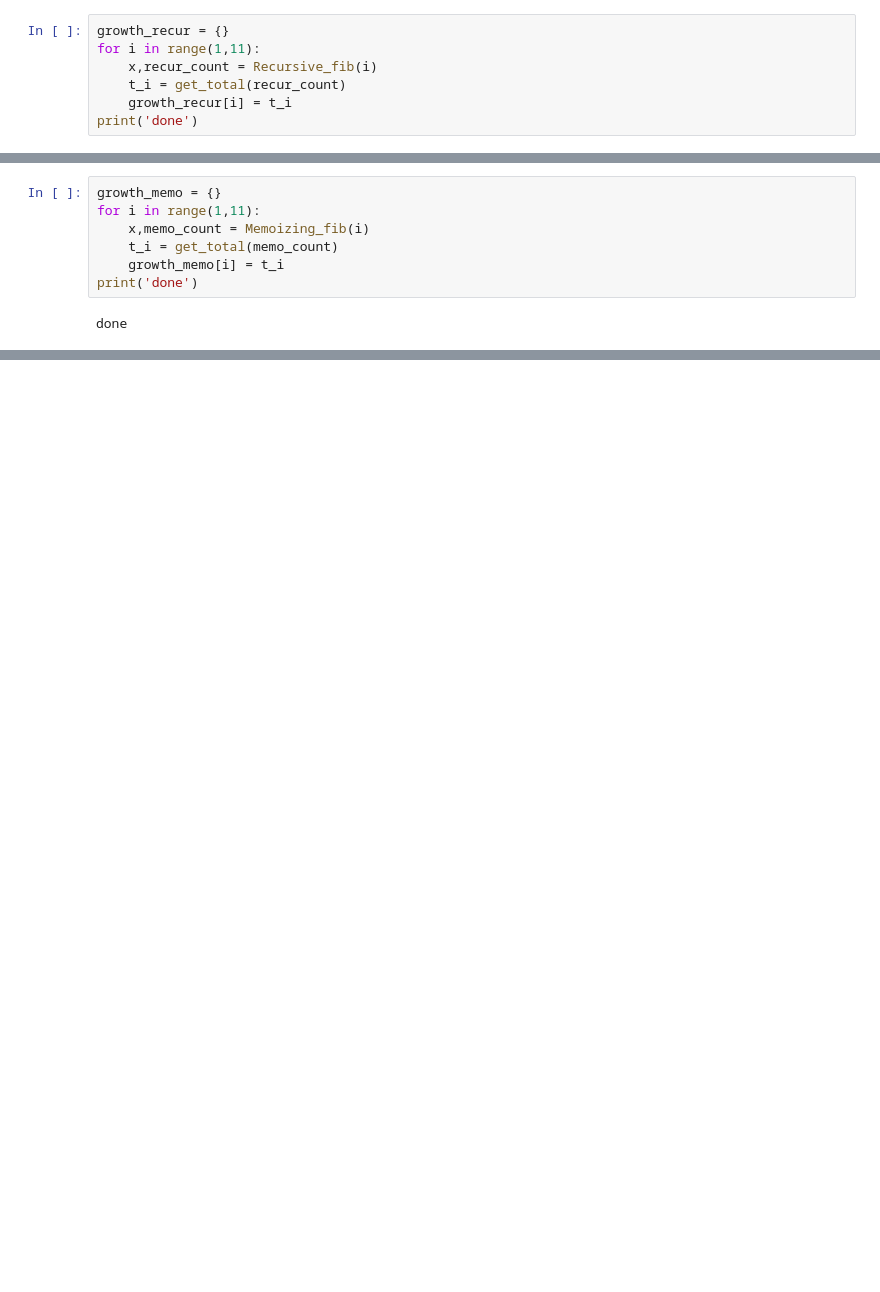
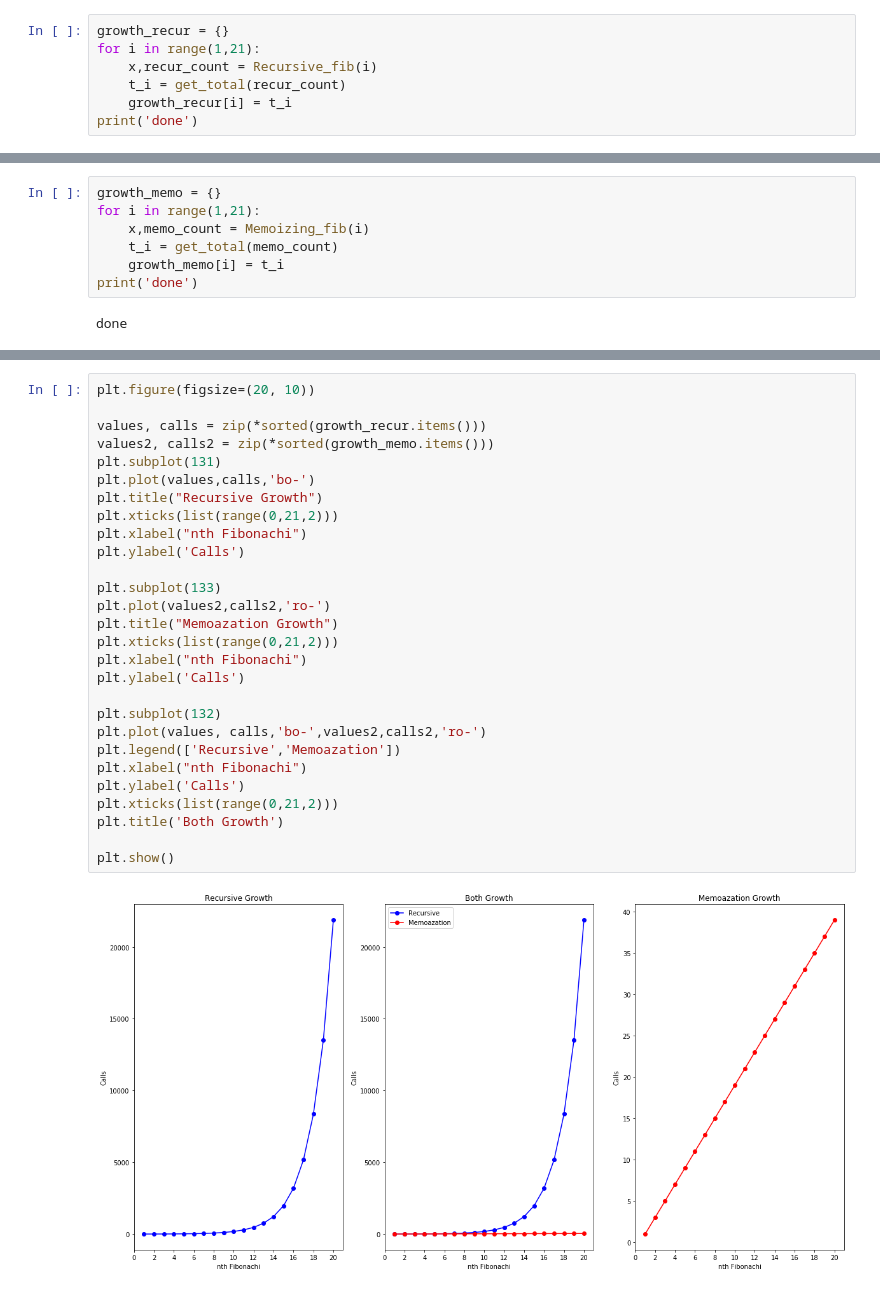
Before and after one commit to Hame-daani/Algorithms, a Jupyter notebook: Divide_and_Conqure/Fibonachi/Fibonachi.ipynb, the cells around one changed output, grey strips where cells are left out. Saved outputs shown, nothing was run; the diff lists cells and outputs as text; blank space fills up the shorter version.

```diff
--- a/Divide_and_Conqure/Fibonachi/Fibonachi.ipynb
+++ b/Divide_and_Conqure/Fibonachi/Fibonachi.ipynb
@@ -127,7 +127,7 @@ plt.show()
 Calcute total number of calls for calcuting first to 10th fibonachi with both algorithms.
 # %%
 growth_recur = {}
-for i in range(1,11):
+for i in range(1,21):
     x,recur_count = Recursive_fib(i)
     t_i = get_total(recur_count)
     growth_recur[i] = t_i
@@ -136,7 +136,7 @@ print('done')
 done
 # %%
 growth_memo = {}
-for i in range(1,11):
+for i in range(1,21):
     x,memo_count = Memoizing_fib(i)
     t_i = get_total(memo_count)
     growth_memo[i] = t_i
@@ -172,0 +150,30 @@ plt.show()
+# %%
+plt.figure(figsize=(20, 10))
+
+values, calls = zip(*sorted(growth_recur.items()))
+values2, calls2 = zip(*sorted(growth_memo.items()))
+plt.subplot(131)
+plt.plot(values,calls,'bo-')
+plt.title("Recursive Growth")
+plt.xticks(list(range(0,21,2)))
+plt.xlabel("nth Fibonachi")
+plt.ylabel('Calls')
+
+plt.subplot(133)
+plt.plot(values2,calls2,'ro-')
+plt.title("Memoazation Growth")
+plt.xticks(list(range(0,21,2)))
+plt.xlabel("nth Fibonachi")
+plt.ylabel('Calls')
+
+plt.subplot(132)
+plt.plot(values, calls,'bo-',values2,calls2,'ro-')
+plt.legend(['Recursive','Memoazation'])
+plt.xlabel("nth Fibonachi")
+plt.ylabel('Calls')
+plt.xticks(list(range(0,21,2)))
+plt.title('Both Growth')
+
+plt.show()
+# %% [output]
+[figure, added]
```
Also changed, not shown: parts of 2 cells of this notebook, 6 other files.
